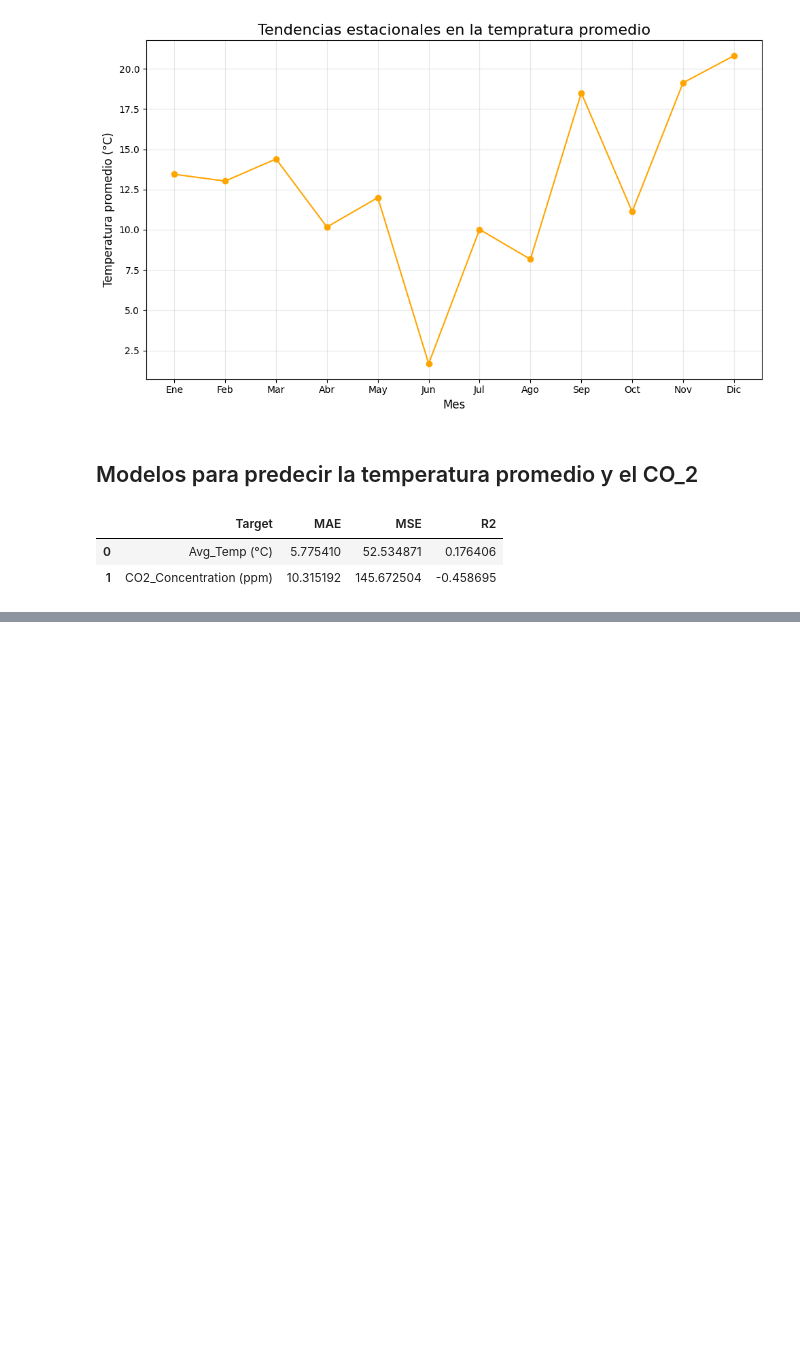
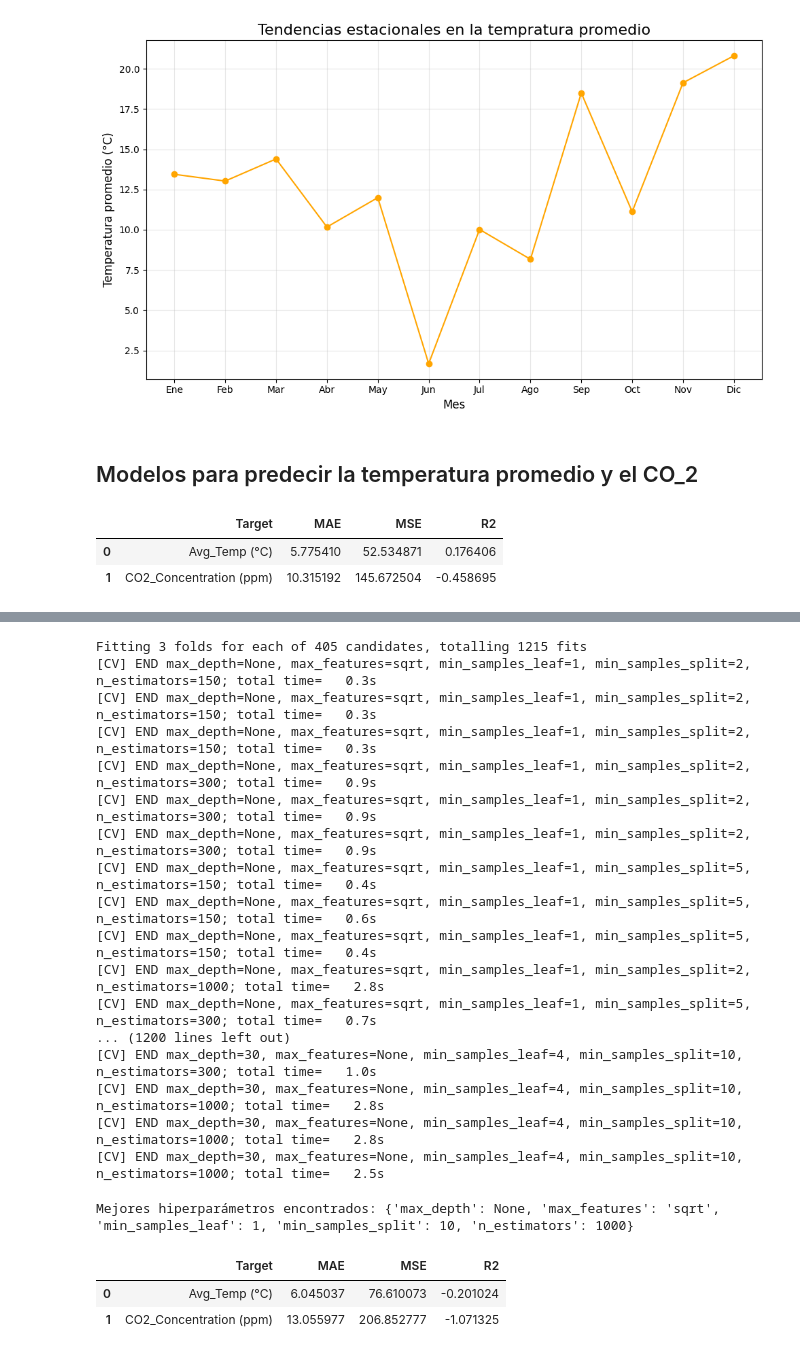
Before and after one commit to Garcia889/ml_climate_chg, a Jupyter notebook: climate_chg.ipynb, the cells around one changed output, grey strips where cells are left out. Saved outputs shown, nothing was run; the diff lists cells and outputs as text; code cells hidden in the pictures; blank space fills up the shorter version.

```diff
--- a/climate_chg.ipynb
+++ b/climate_chg.ipynb
@@ -348,3 +412,80 @@ results_df.head()
+# %%
+from sklearn.model_selection import GridSearchCV
+
+# Definir el espacio de hiperparámetros
+param_grid = {
+    "n_estimators": [150, 300, 1000],
+    "max_depth": [None, 5, 10, 20, 30],
+    "min_samples_split": [2, 5, 10],
+    "min_samples_leaf": [1, 2, 4],
+    "max_features": ["sqrt", "log2", None]
+}
+
+# Configurar el modelo de Random Forest
+rf_model = RandomForestRegressor(random_state=42)
+
+# Configurar GridSearchCV
+grid_search = GridSearchCV(
+    estimator=rf_model,
+    param_grid=param_grid,
+    cv=3,  # Validación cruzada con 3 particiones
+    scoring="neg_mean_squared_error",  # Métrica a optimizar
+    verbose=2,  # Nivel de detalle en la salida
+    n_jobs=-1  # Usar todos los núcleos disponibles
+)
+
+# Realizar la búsqueda de hiperparámetros
+grid_search.fit(X_train, y_train)
+
+# Obtener los mejores hiperparámetros
+best_params = grid_search.best_params_
+print("Mejores hiperparámetros encontrados:", best_params)
+
+# Entrenar el modelo con los mejores hiperparámetros
+best_rf_model = grid_search.best_estimator_
+
+# Predicciones con el modelo optimizado
+y_pred_optimized = best_rf_model.predict(X_test)
+
+# Evaluación del modelo optimizado
+mae_optimized = mean_absolute_error(y_test, y_pred_optimized, multioutput='raw_values')
+mse_optimized = mean_squared_error(y_test, y_pred_optimized, multioutput='raw_values')
+r2_optimized = r2_score(y_test, y_pred_optimized, multioutput='raw_values')
+
+# Resultados del modelo optimizado
+results_optimized = {
+    "Target": targets,
+    "MAE": mae_optimized,
+    "MSE": mse_optimized,
+    "R2": r2_optimized
+}
+
+results_optimized_df = pd.DataFrame(results_optimized)
+
+# Mostrar los resultados
+results_optimized_df.head()
+# %% [output]
+Fitting 3 folds for each of 405 candidates, totalling 1215 fits
+[CV] END max_depth=None, max_features=sqrt, min_samples_leaf=1, min_samples_split=2, n_estimators=150; total time=   0.3s
+[CV] END max_depth=None, max_features=sqrt, min_samples_leaf=1, min_samples_split=2, n_estimators=150; total time=   0.3s
+[CV] END max_depth=None, max_features=sqrt, min_samples_leaf=1, min_samples_split=2, n_estimators=150; total time=   0.3s
+[CV] END max_depth=None, max_features=sqrt, min_samples_leaf=1, min_samples_split=2, n_estimators=300; total time=   0.9s
+[CV] END max_depth=None, max_features=sqrt, min_samples_leaf=1, min_samples_split=2, n_estimators=300; total time=   0.9s
+[CV] END max_depth=None, max_features=sqrt, min_samples_leaf=1, min_samples_split=2, n_estimators=300; total time=   0.9s
+[CV] END max_depth=None, max_features=sqrt, min_samples_leaf=1, min_samples_split=5, n_estimators=150; total time=   0.4s
+[CV] END max_depth=None, max_features=sqrt, min_samples_leaf=1, min_samples_split=5, n_estimators=150; total time=   0.6s
+[CV] END max_depth=None, max_features=sqrt, min_samples_leaf=1, min_samples_split=5, n_estimators=150; total time=   0.4s
+[CV] END max_depth=None, max_features=sqrt, min_samples_leaf=1, min_samples_split=2, n_estimators=1000; total time=   2.8s
+[CV] END max_depth=None, max_features=sqrt, min_samples_leaf=1, min_samples_split=5, n_estimators=300; total time=   0.7s
+... (1200 lines left out)
+[CV] END max_depth=30, max_features=None, min_samples_leaf=4, min_samples_split=10, n_estimators=300; total time=   1.0s
+[CV] END max_depth=30, max_features=None, min_samples_leaf=4, min_samples_split=10, n_estimators=1000; total time=   2.8s
+[CV] END max_depth=30, max_features=None, min_samples_leaf=4, min_samples_split=10, n_estimators=1000; total time=   2.8s
+[CV] END max_depth=30, max_features=None, min_samples_leaf=4, min_samples_split=10, n_estimators=1000; total time=   2.5s
+Mejores hiperparámetros encontrados: {'max_depth': None, 'max_features': 'sqrt', 'min_samples_leaf': 1, 'min_samples_split': 10, 'n_estimators': 1000}
+|  | Target | MAE | MSE | R2 |
+| 0 | Avg_Temp (°C) | 6.045037 | 76.610073 | -0.201024 |
+| 1 | CO2_Concentration (ppm) | 13.055977 | 206.852777 | -1.071325 |
 # %%
 # Crear un DataFrame con valores reales y predicciones
 y_test_df = pd.DataFrame(y_test, columns=targets)
```
Also changed, not shown: parts of 5 cells of this notebook.
